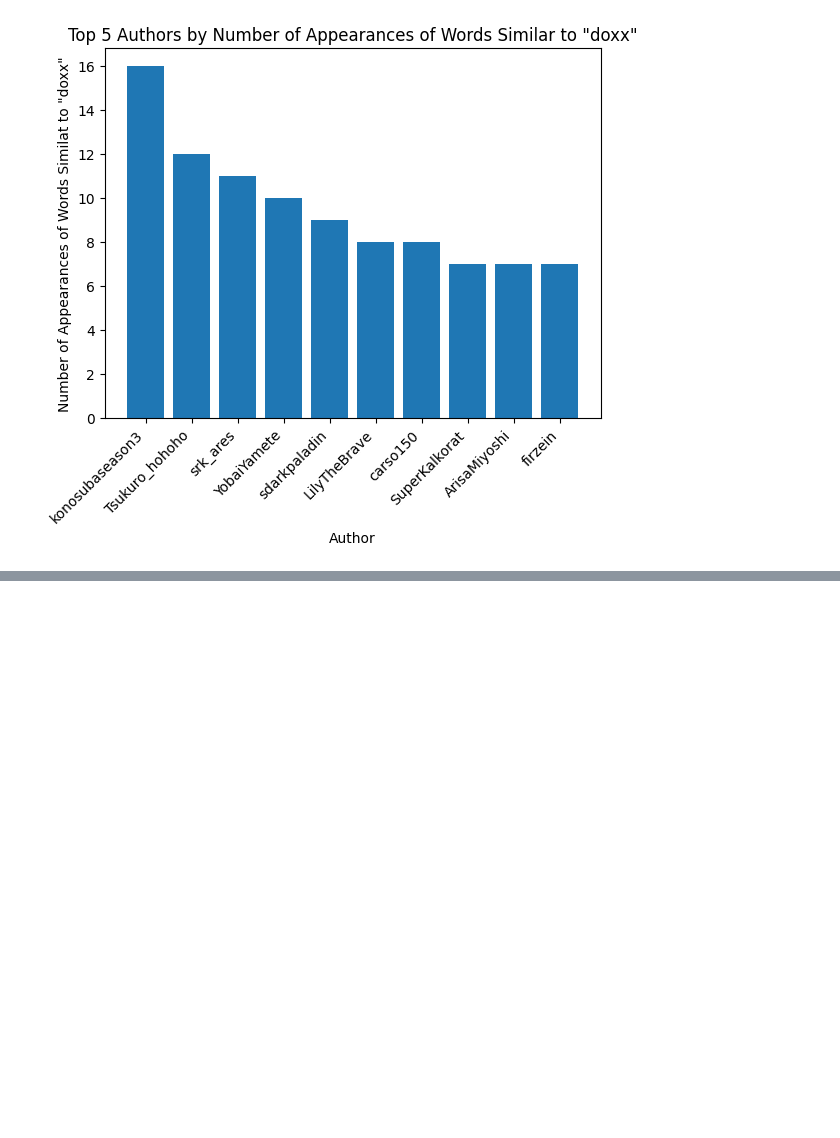
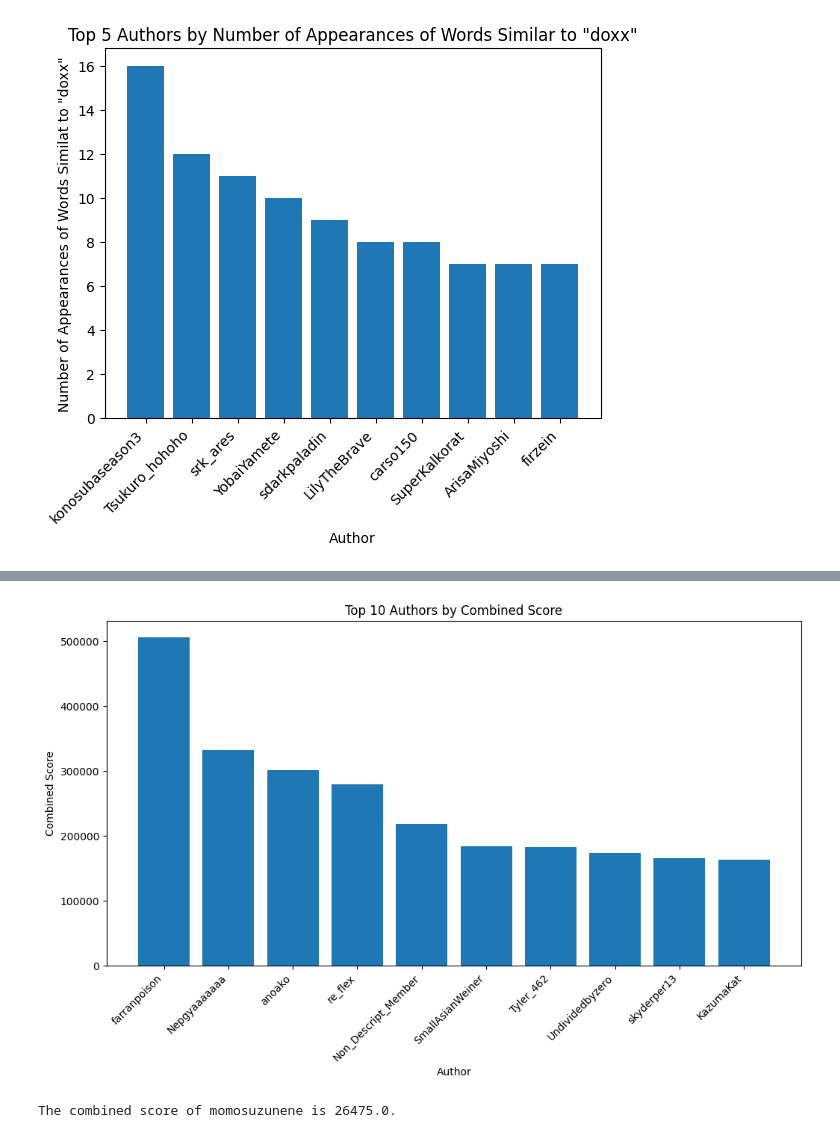
Before and after one commit to thefathan/RedditCrawler, a Jupyter notebook: src/dataviz.ipynb, the cells around one changed output, grey strips where cells are left out. Cells and saved outputs as stored; diff of their text form; code cells hidden in the pictures; blank space fills up the shorter version.

Commit message:
add more graph(2)

```diff
--- a/src/dataviz.ipynb
+++ b/src/dataviz.ipynb
@@ -191,0 +264,8 @@ top_authormentionlistofwords(those_words, 5)
+# %%
+topx_scoreauthor(10)
+# %% [output]
+[figure, added]
+# %%
+authorscore("momosuzunene")
+# %% [output]
+The combined score of momosuzunene is 26475.0.
```
Also changed, not shown: parts of 2 cells of this notebook.
